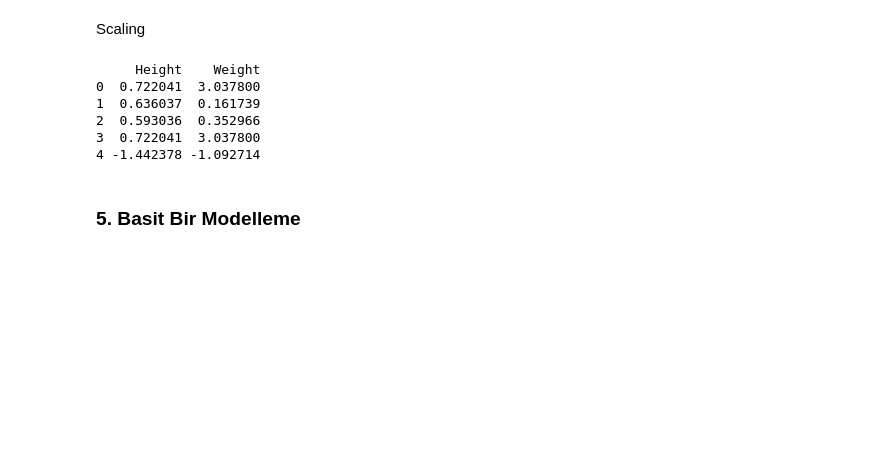
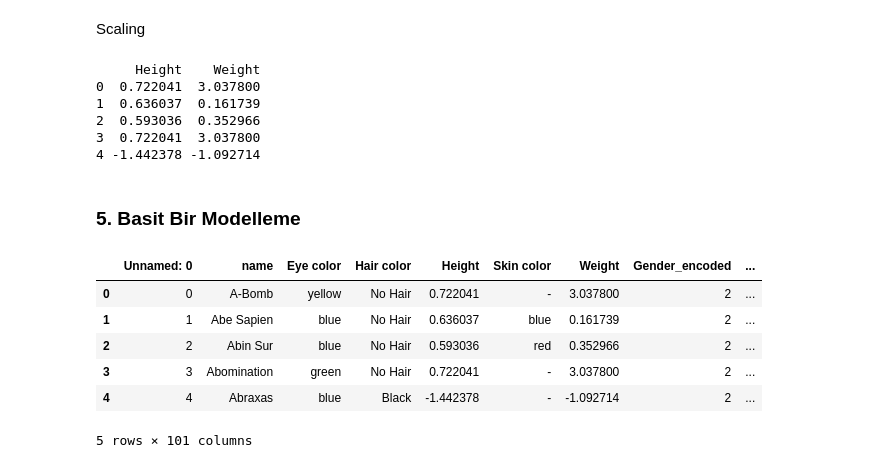
Before and after one commit to reyssena/superheroes_analysis.csv, a Jupyter notebook: notebooks/superheroes_eda_model.ipynb, the cells around one changed output. Saved outputs shown, nothing was run; the diff lists cells and outputs as text; code cells hidden in the pictures; blank space fills up the shorter version.

```diff
--- a/notebooks/superheroes_eda_model.ipynb
+++ b/notebooks/superheroes_eda_model.ipynb
@@ -520,0 +502,10 @@ preprocess = ColumnTransformer(
+# %%
+heroes.head()
+# %% [output]
+|  | Unnamed: 0 | name | Eye color | Hair color | Height | Skin color | Weight | Gender_encoded | ... |
+| 0 | 0 | A-Bomb | yellow | No Hair | 0.722041 | - | 3.037800 | 2 | ... |
+| 1 | 1 | Abe Sapien | blue | No Hair | 0.636037 | blue | 0.161739 | 2 | ... |
+| 2 | 2 | Abin Sur | blue | No Hair | 0.593036 | red | 0.352966 | 2 | ... |
+| 3 | 3 | Abomination | green | No Hair | 0.722041 | - | 3.037800 | 2 | ... |
+| 4 | 4 | Abraxas | blue | Black | -1.442378 | - | -1.092714 | 2 | ... |
+5 rows × 101 columns
```
Also changed, not shown: parts of 20 cells of this notebook, 1 other file.
